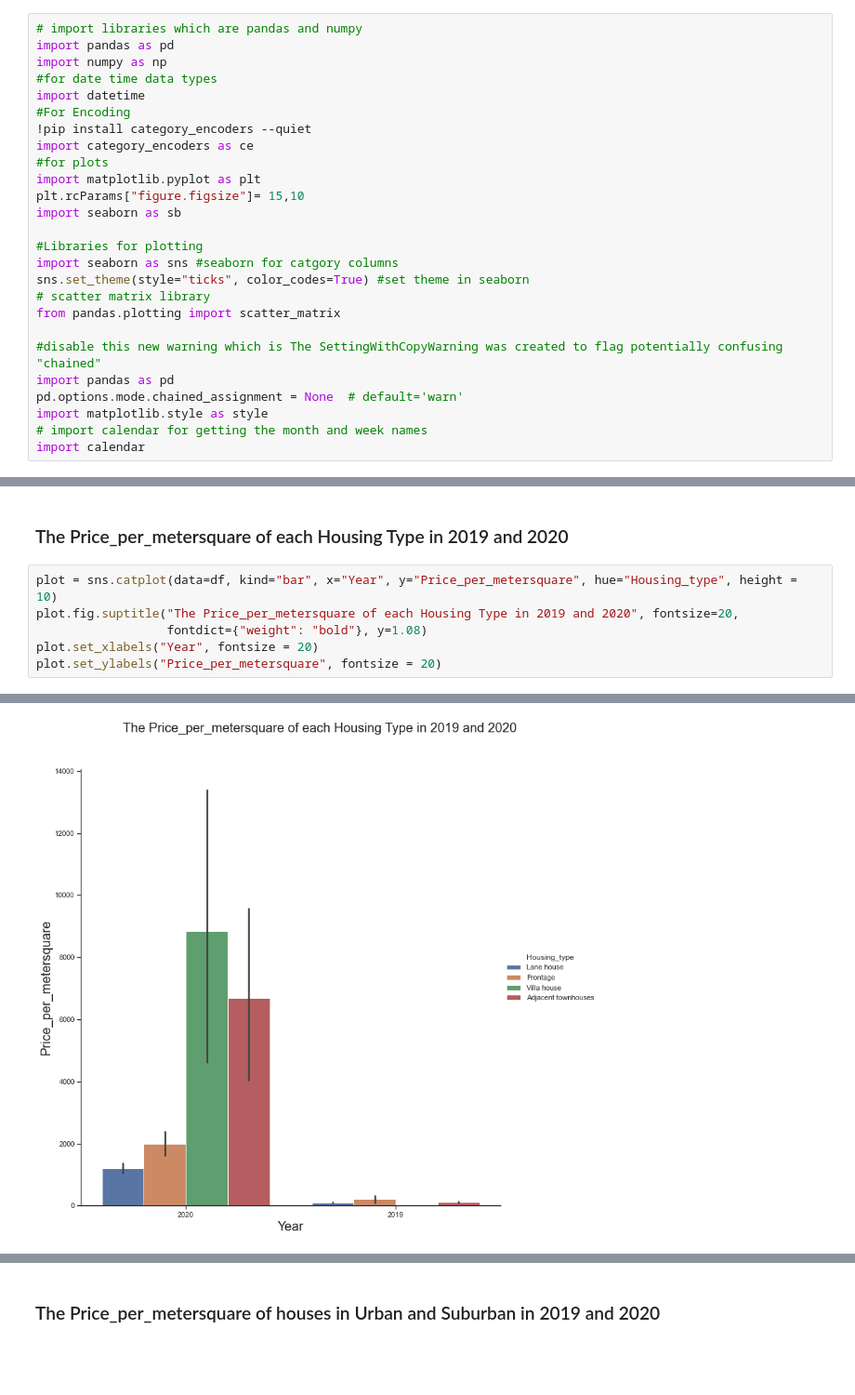
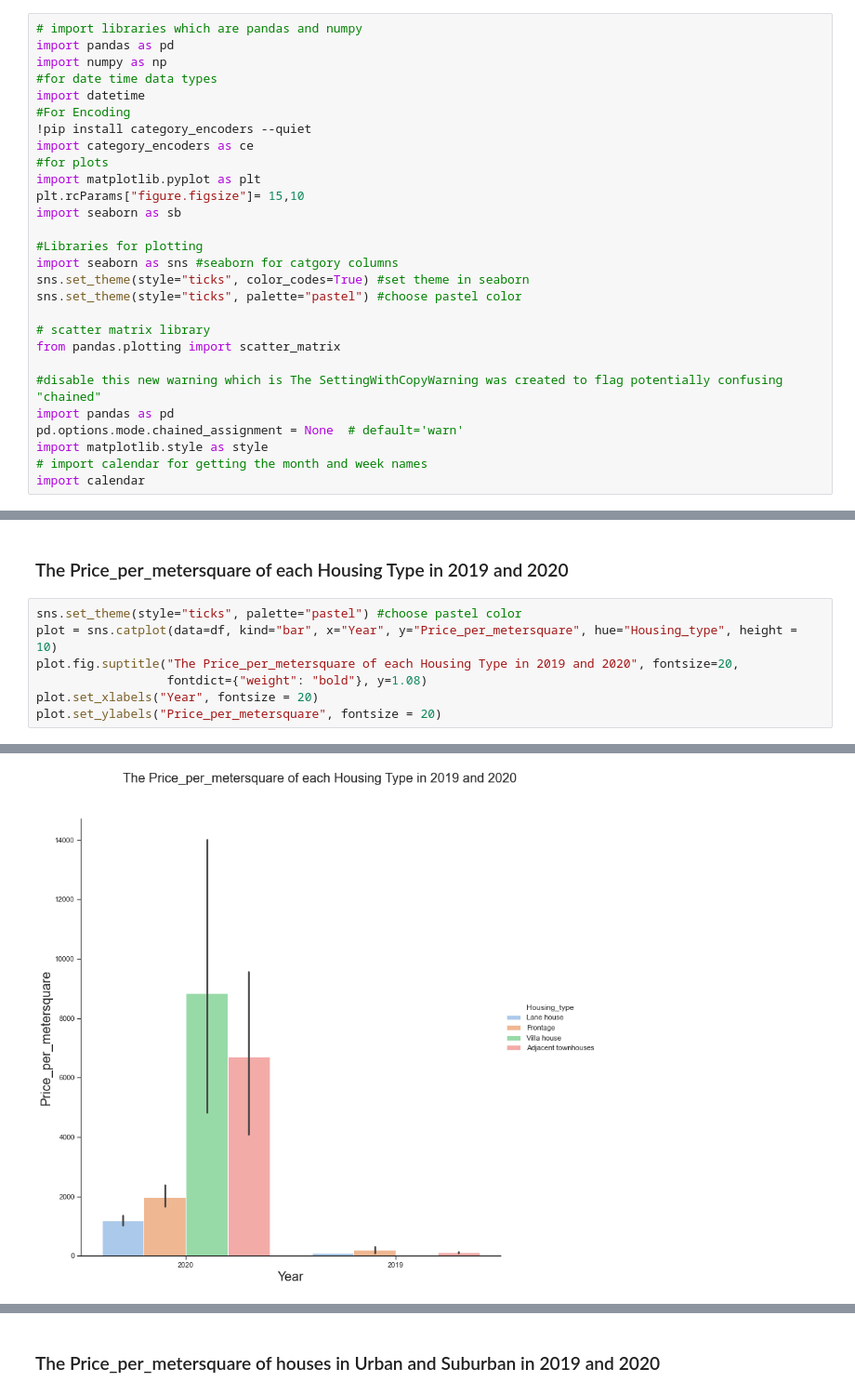
Before and after one commit to tnathu-ai/Classify-House-Price-Ranges-Hanoi, a Jupyter notebook: exploration.ipynb, the cells around one changed output, grey strips where cells are left out. Shown: that part at 93% size. Drawn from its saved outputs; the diff is of its cells as text; blank space fills up the shorter version.

```diff
--- a/exploration.ipynb
+++ b/exploration.ipynb
@@ -39,6 +39,8 @@ import seaborn as sb
 #Libraries for plotting
 import seaborn as sns #seaborn for catgory columns
 sns.set_theme(style="ticks", color_codes=True) #set theme in seaborn
+sns.set_theme(style="ticks", palette="pastel") #choose pastel color
+
 # scatter matrix library
 from pandas.plotting import scatter_matrix
 
@@ -554,11 +552,12 @@ plot.set_ylabels("Price_per_metersquare", fontsize = 20)
 # %% [markdown]
 ### The Price_per_metersquare of each Housing Type in 2019 and 2020
 # %%
+sns.set_theme(style="ticks", palette="pastel") #choose pastel color
 plot = sns.catplot(data=df, kind="bar", x="Year", y="Price_per_metersquare", hue="Housing_type", height = 10)
 plot.fig.suptitle("The Price_per_metersquare of each Housing Type in 2019 and 2020", fontsize=20,
                   fontdict={"weight": "bold"}, y=1.08)
 plot.set_xlabels("Year", fontsize = 20)
 plot.set_ylabels("Price_per_metersquare", fontsize = 20)
 # %% [output]
 <seaborn.axisgrid.FacetGrid at 0x...>
-[figure, old version]
+[figure, new version]
```
Also changed, not shown: parts of 58 cells of this notebook.
